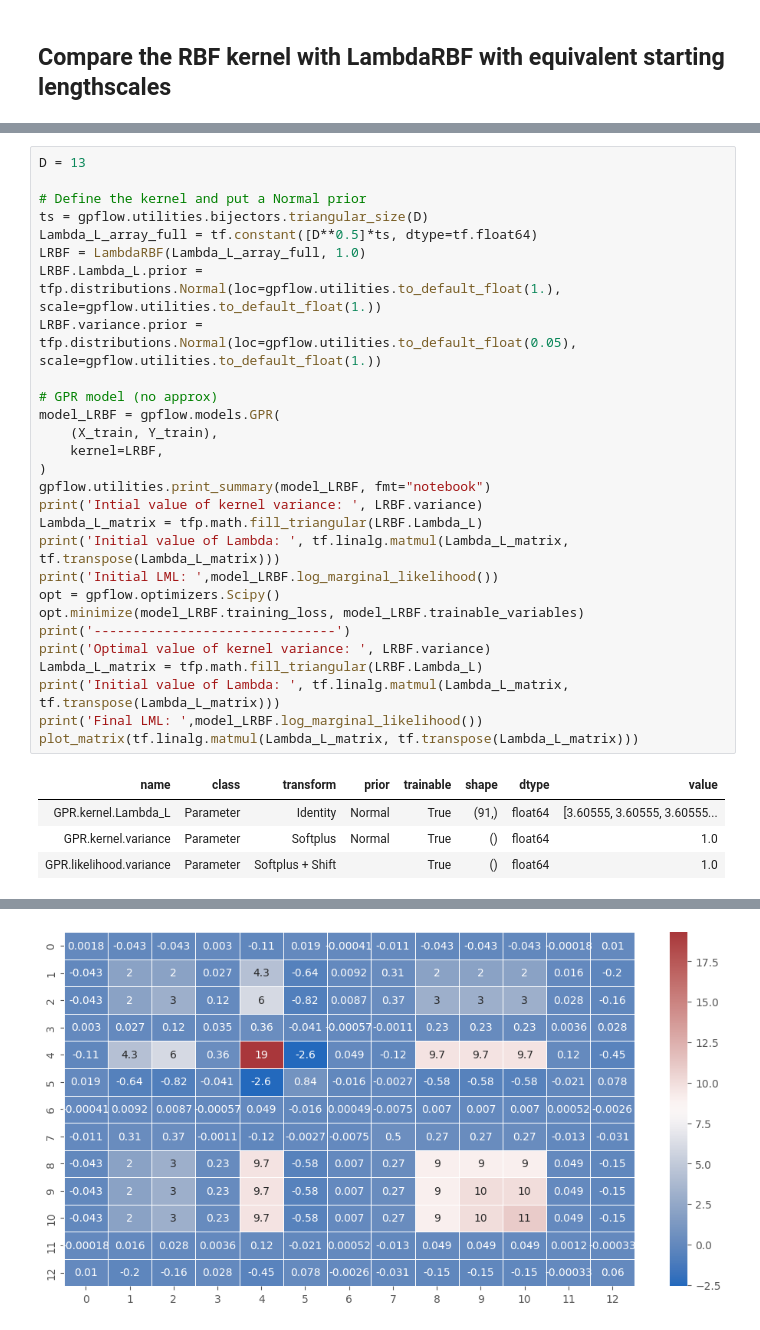
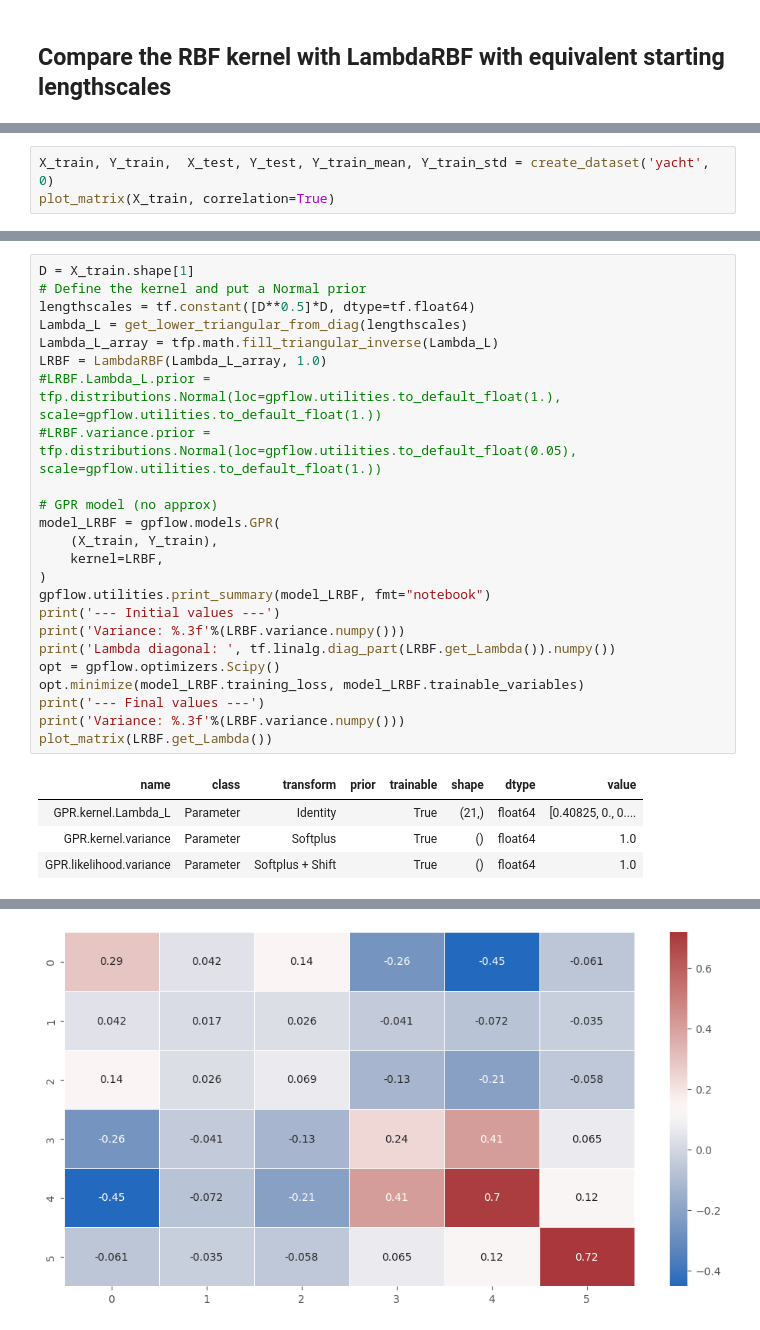
Before and after one commit to mattyred/BSGP_Automatic_Independence_Determination, a Jupyter notebook: LambdaRBFKernel/BostonAnalysis.ipynb, the cells around one changed output, grey strips where cells are left out. Drawn from its saved outputs; the diff is of its cells as text.

```diff
--- a/LambdaRBFKernel/BostonAnalysis.ipynb
+++ b/LambdaRBFKernel/BostonAnalysis.ipynb
@@ -199,0 +286,3 @@ Instead of initializing the $\Lambda$ matrix as: $$\Lambda=diag(lengthscales)$$
+# %%
+X_train, Y_train,  X_test, Y_test, Y_train_mean, Y_train_std = create_dataset('yacht', 0)
+plot_matrix(X_train, correlation=True)
@@ -200,12 +291,12 @@ Instead of initializing the $\Lambda$ matrix as: $$\Lambda=diag(lengthscales)$$
 # %%
-D = 13
-
+D = X_train.shape[1]
 # Define the kernel and put a Normal prior
-ts = gpflow.utilities.bijectors.triangular_size(D)
-Lambda_L_array_full = tf.constant([D**0.5]*ts, dtype=tf.float64)
-LRBF = LambdaRBF(Lambda_L_array_full, 1.0)
-LRBF.Lambda_L.prior = tfp.distributions.Normal(loc=gpflow.utilities.to_default_float(1.), scale=gpflow.utilities.to_default_float(1.))
-LRBF.variance.prior = tfp.distributions.Normal(loc=gpflow.utilities.to_default_float(0.05), scale=gpflow.utilities.to_default_float(1.))
+lengthscales = tf.constant([D**0.5]*D, dtype=tf.float64)
+Lambda_L = get_lower_triangular_from_diag(lengthscales)
+Lambda_L_array = tfp.math.fill_triangular_inverse(Lambda_L)
+LRBF = LambdaRBF(Lambda_L_array, 1.0)
+#LRBF.Lambda_L.prior = tfp.distributions.Normal(loc=gpflow.utilities.to_default_float(1.), scale=gpflow.utilities.to_default_float(1.))
+#LRBF.variance.prior = tfp.distributions.Normal(loc=gpflow.utilities.to_default_float(0.05), scale=gpflow.utilities.to_default_float(1.))
 
 # GPR model (no approx)
 model_LRBF = gpflow.models.GPR(
@@ -213,20 +304,16 @@ model_LRBF = gpflow.models.GPR(
     kernel=LRBF,
 )
 gpflow.utilities.print_summary(model_LRBF, fmt="notebook")
-print('Intial value of kernel variance: ', LRBF.variance)
-Lambda_L_matrix = tfp.math.fill_triangular(LRBF.Lambda_L)
-print('Initial value of Lambda: ', tf.linalg.matmul(Lambda_L_matrix, tf.transpose(Lambda_L_matrix)))
-print('Initial LML: ',model_LRBF.log_marginal_likelihood())
+print('--- Initial values ---')
+print('Variance: %.3f'%(LRBF.variance.numpy()))
+print('Lambda diagonal: ', tf.linalg.diag_part(LRBF.get_Lambda()).numpy())
 opt = gpflow.optimizers.Scipy()
 opt.minimize(model_LRBF.training_loss, model_LRBF.trainable_variables)
-print('-------------------------------')
-print('Optimal value of kernel variance: ', LRBF.variance)
-Lambda_L_matrix = tfp.math.fill_triangular(LRBF.Lambda_L)
-print('Initial value of Lambda: ', tf.linalg.matmul(Lambda_L_matrix, tf.transpose(Lambda_L_matrix)))
-print('Final LML: ',model_LRBF.log_marginal_likelihood())
-plot_matrix(tf.linalg.matmul(Lambda_L_matrix, tf.transpose(Lambda_L_matrix)))
+print('--- Final values ---')
+print('Variance: %.3f'%(LRBF.variance.numpy()))
+plot_matrix(LRBF.get_Lambda())
 # %% [output]
 | name | class | transform | prior | trainable | shape | dtype | value |
-| GPR.kernel.Lambda_L | Parameter | Identity | Normal | True | (91,) | float64 | [3.60555, 3.60555, 3.60555... |
-| GPR.kernel.variance | Parameter | Softplus | Normal | True | () | float64 | 1.0 |
+| GPR.kernel.Lambda_L | Parameter | Identity |  | True | (21,) | float64 | [0.40825, 0., 0.... |
+| GPR.kernel.variance | Parameter | Softplus |  | True | () | float64 | 1.0 |
 | GPR.likelihood.variance | Parameter | Softplus + Shift |  | True | () | float64 | 1.0 |
@@ -250,2 +325,2 @@ Final LML:  tf.Tensor(-301.60416546894703, shape=(), dtype=float64)
-[figure, old version]
+[figure, new version]
 # %%
```
Also changed, not shown: parts of 29 cells of this notebook, 2 other files.
